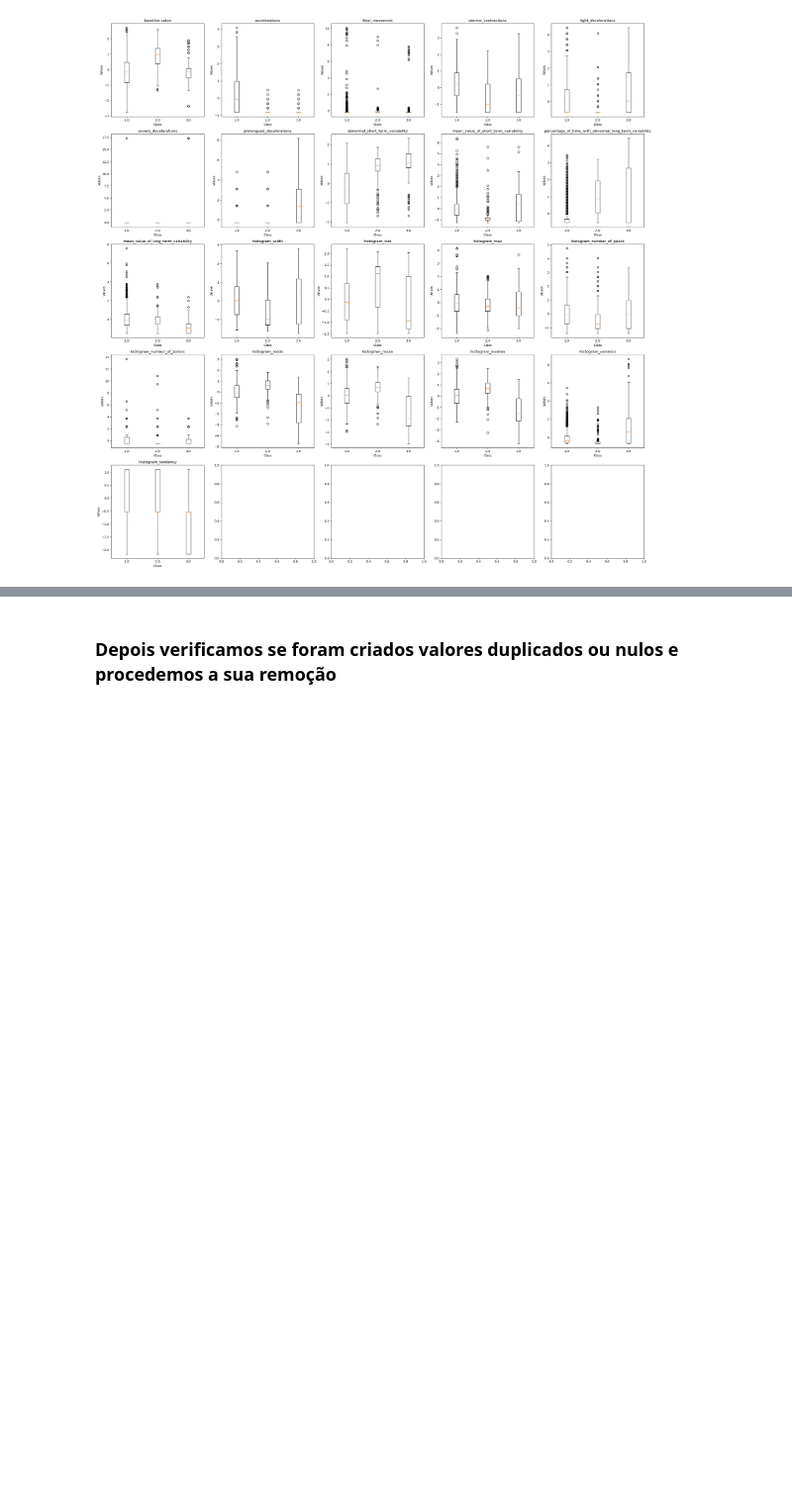
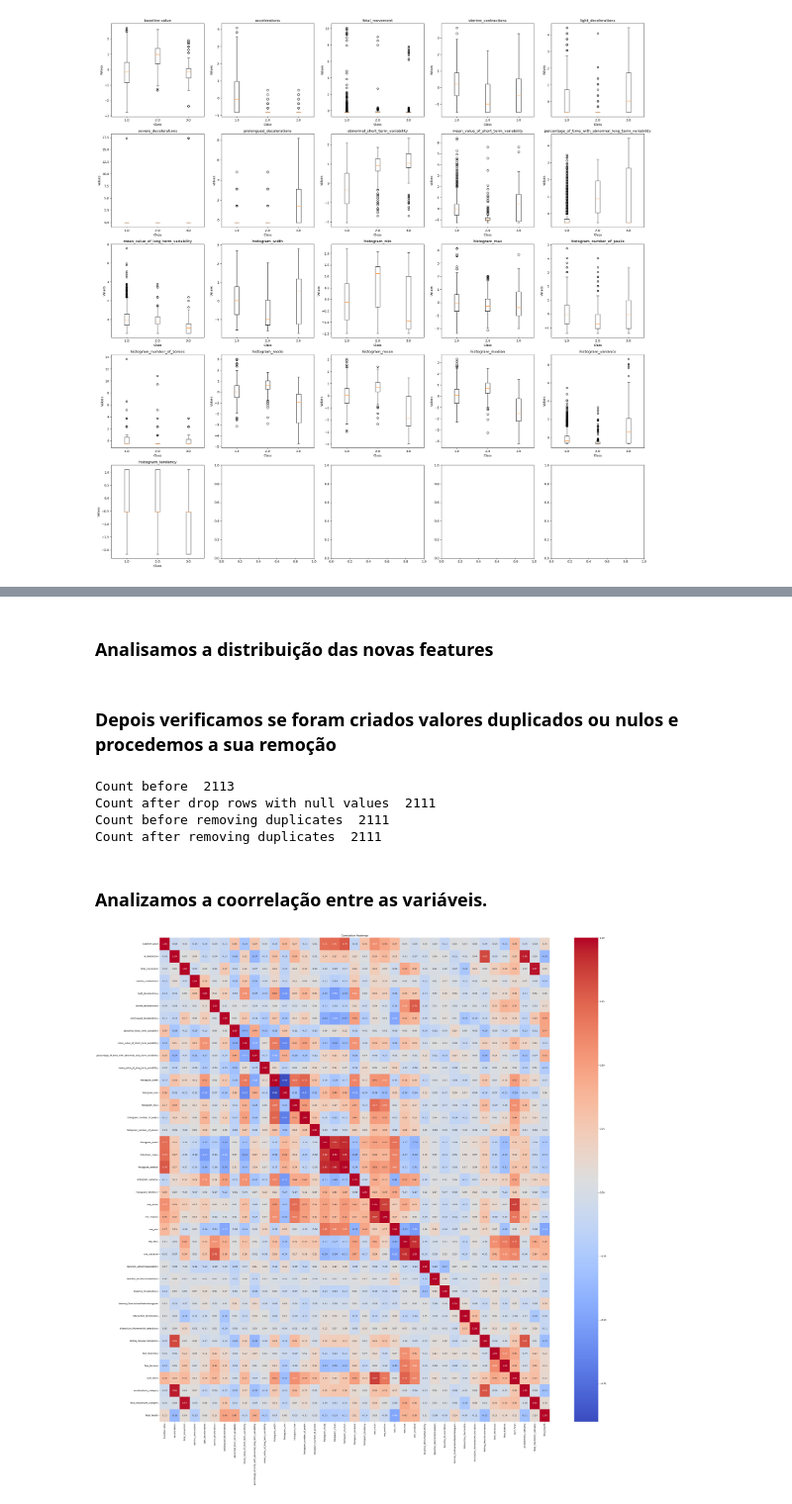
Before and after one commit to ComaN10/DataScienceProject, a Jupyter notebook: ProjectInNotebook.ipynb, the cells around one changed output, grey strips where cells are left out. Shown at 99% size. Saved outputs shown, nothing was run; the diff lists cells and outputs as text; code cells hidden in the pictures; blank space fills up the shorter version.

Commit message:
Fix show_correlations_heatmap

```diff
--- a/ProjectInNotebook.ipynb
+++ b/ProjectInNotebook.ipynb
@@ -737,2 +797,4 @@ data_analyze.dataset = FeatureExtraction.create_features(data_analyze.dataset, [
+# %% [markdown]
+### Analisamos a distribuição das novas features
 # %% [markdown]
 ### Depois verificamos se foram criados valores duplicados ou nulos e procedemos a sua remoção
@@ -742 +801,15 @@ data_analyze.remove_duplicates(ignore=[data_analyze.target_name, "accelerations_
+# %%
+data_analyze.remove_null_values()
+data_analyze.remove_duplicates()
+# %% [output]
+Count before  2113
+Count after drop rows with null values  2111
+Count before removing duplicates  2111
+Count after removing duplicates  2111
+# %% [markdown]
+### Analizamos a coorrelação entre as variáveis.
+# %%
+data_analyze.show_correlations_heatmap(1,True)
+# %% [output]
+[figure, added]
 # %% [markdown]
```
Also changed, not shown: parts of 19 cells of this notebook, 2 other files.
